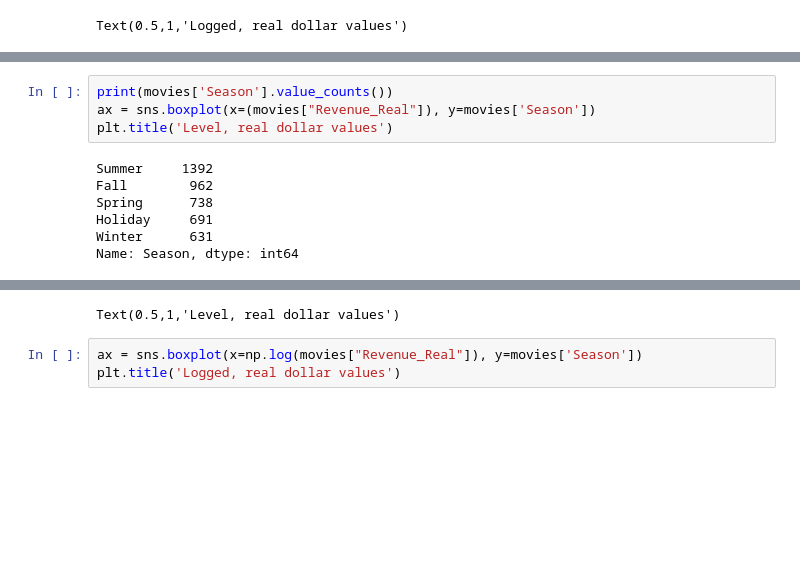
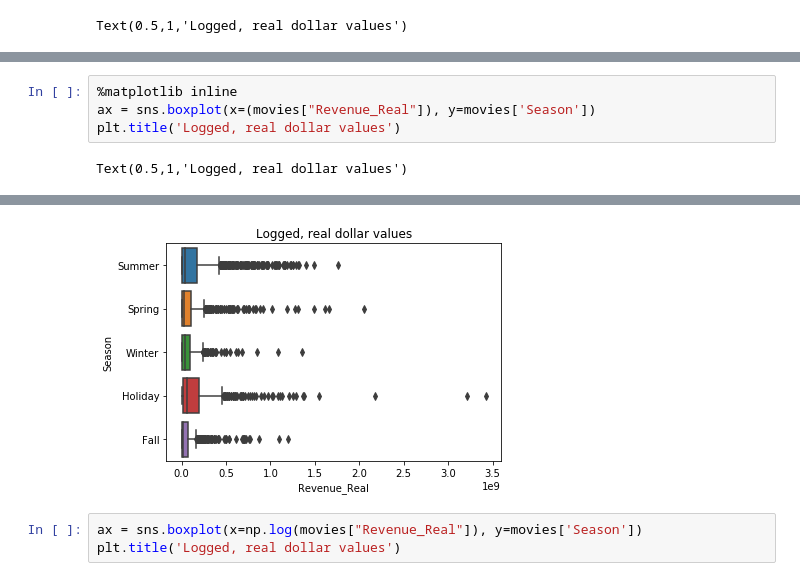
Before and after one commit to fagan2888/Box-Office, a Jupyter notebook: codes/Data_modeling_notebook/exploreMoviesData.ipynb, the cells around one changed output, grey strips where cells are left out. Drawn from its saved outputs; the diff is of its cells as text; blank space fills up the shorter version.

```diff
--- a/codes/Data_modeling_notebook/exploreMoviesData.ipynb
+++ b/codes/Data_modeling_notebook/exploreMoviesData.ipynb
@@ -189,11 +201,6 @@ g = sns.jointplot(x=(movies['Revenue_Real']), y=movies['Rating_RT'],  kind='hex'
 # %%
-print(movies['Season'].value_counts())
+%matplotlib inline
 ax = sns.boxplot(x=(movies["Revenue_Real"]), y=movies['Season'])
-plt.title('Level, real dollar values')
+plt.title('Logged, real dollar values')
 # %% [output]
-Summer     1392
-Fall        962
-Spring      738
-Holiday     691
-Winter      631
-Name: Season, dtype: int64
+Text(0.5,1,'Logged, real dollar values')
@@ -202,4 +207,4 @@ Name: Season, dtype: int64
-Text(0.5,1,'Level, real dollar values')
+[figure, added]
 # %%
 ax = sns.boxplot(x=np.log(movies["Revenue_Real"]), y=movies['Season'])
 plt.title('Logged, real dollar values')
```
Also changed, not shown: parts of 3 cells of this notebook, 4 other files.
